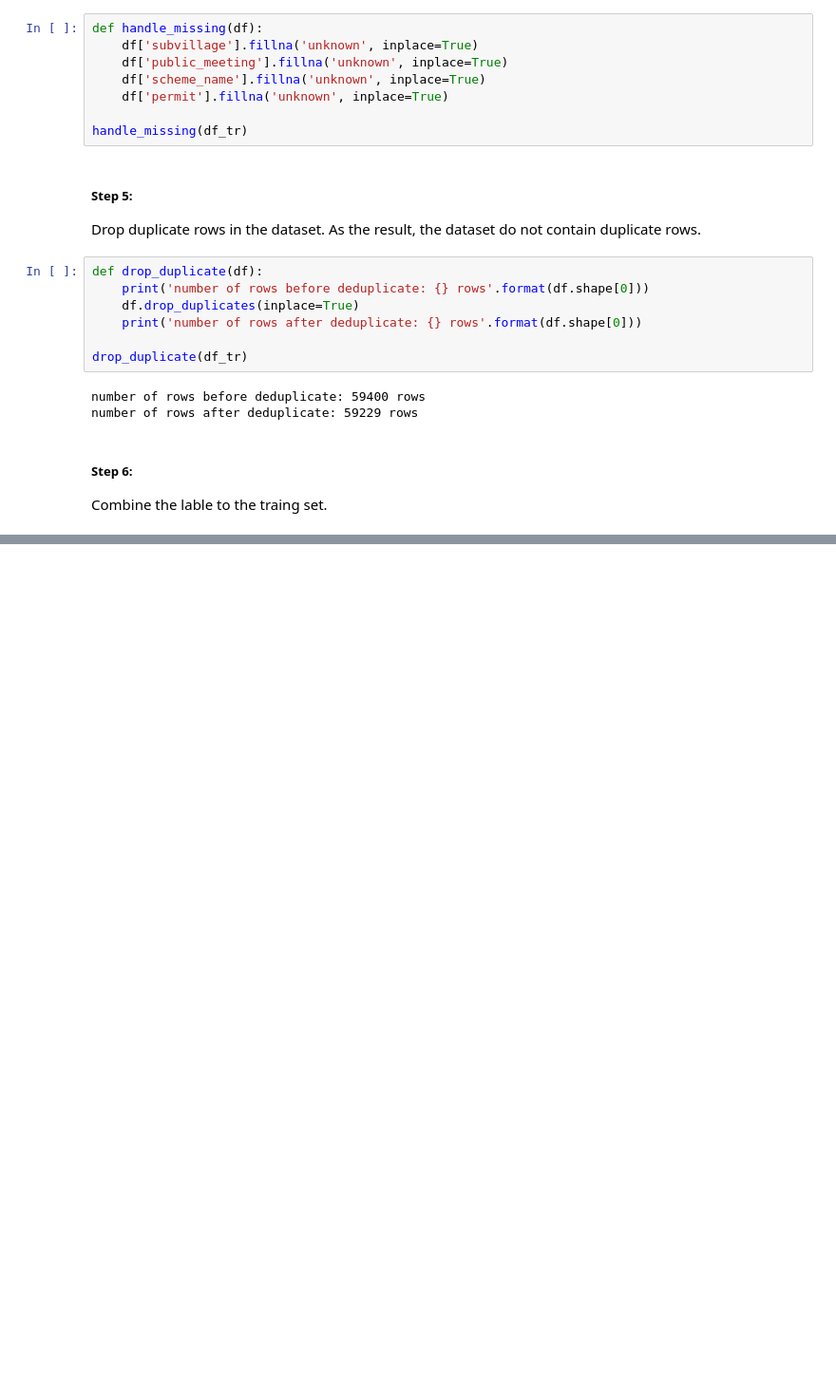
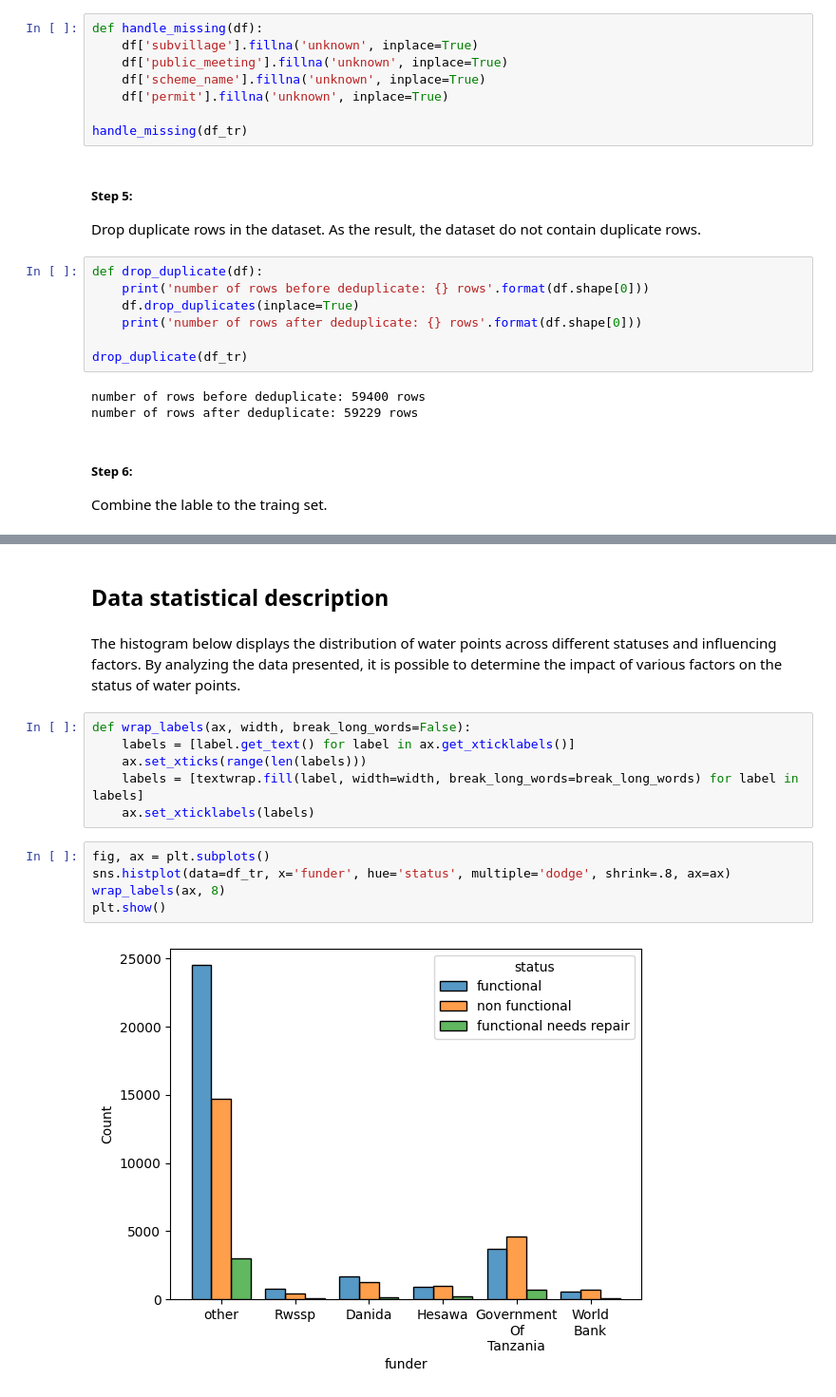
Before and after one commit to efyzx1UoN/Pump-it-Up-Data-Mining-the-Water-Table, a Jupyter notebook: cw_data_wrangling_and_preprocessing.ipynb, the cells around one changed output, grey strips where cells are left out. Shown at 95% size. Drawn from its saved outputs; the diff is of its cells as text; blank space fills up the shorter version.

Commit message:
1.1 draft, add histogram, fix warning

```diff
--- a/cw_data_wrangling_and_preprocessing.ipynb
+++ b/cw_data_wrangling_and_preprocessing.ipynb
@@ -145,0 +164,17 @@ number of rows after deduplicate: 14841 rows
+# %% [markdown]
+## Data statistical description
+# %% [markdown]
+The histogram below displays the distribution of water points across different statuses and influencing factors. By analyzing the data presented, it is possible to determine the impact of various factors on the status of water points.
+# %%
+def wrap_labels(ax, width, break_long_words=False):
+    labels = [label.get_text() for label in ax.get_xticklabels()]
+    ax.set_xticks(range(len(labels)))
+    labels = [textwrap.fill(label, width=width, break_long_words=break_long_words) for label in labels]
+    ax.set_xticklabels(labels)
+# %%
+fig, ax = plt.subplots()
+sns.histplot(data=df_tr, x='funder', hue='status', multiple='dodge', shrink=.8, ax=ax)
+wrap_labels(ax, 8)
+plt.show()
+# %% [output]
+[figure, added]
```
Also changed, not shown: parts of 17 cells of this notebook.
